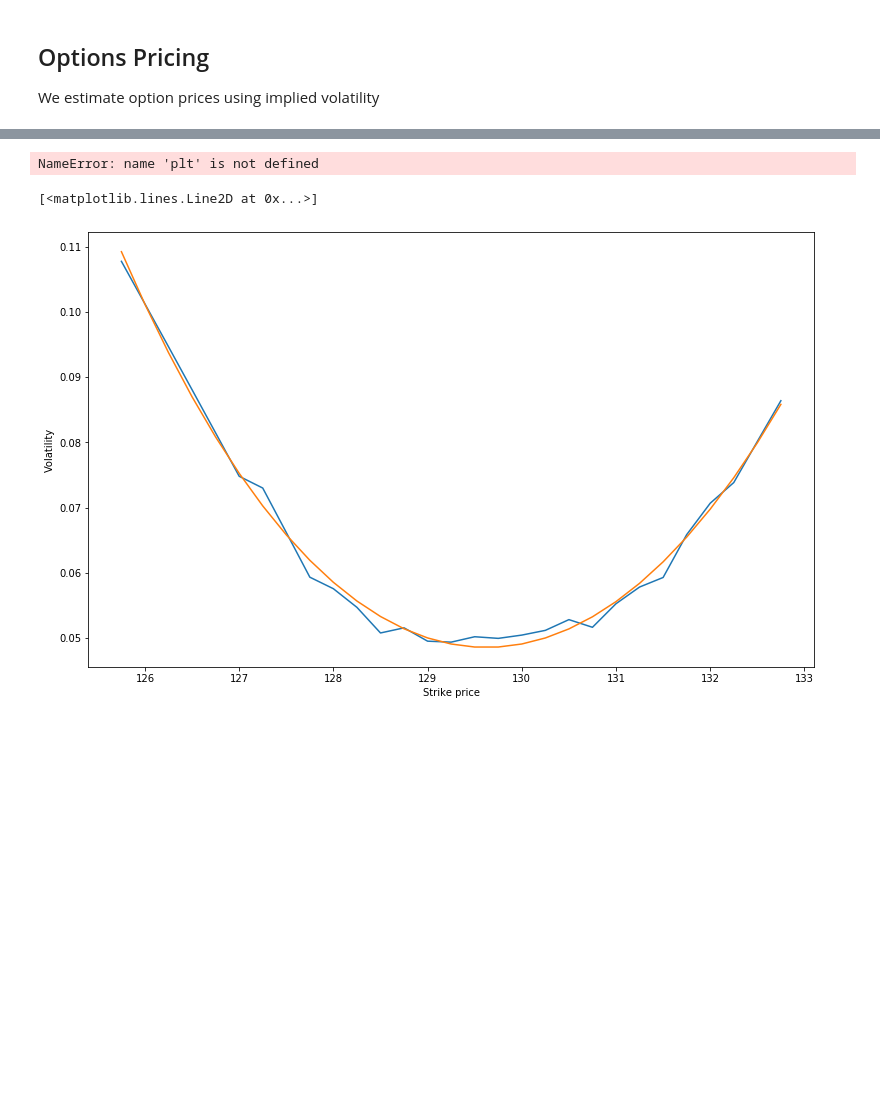
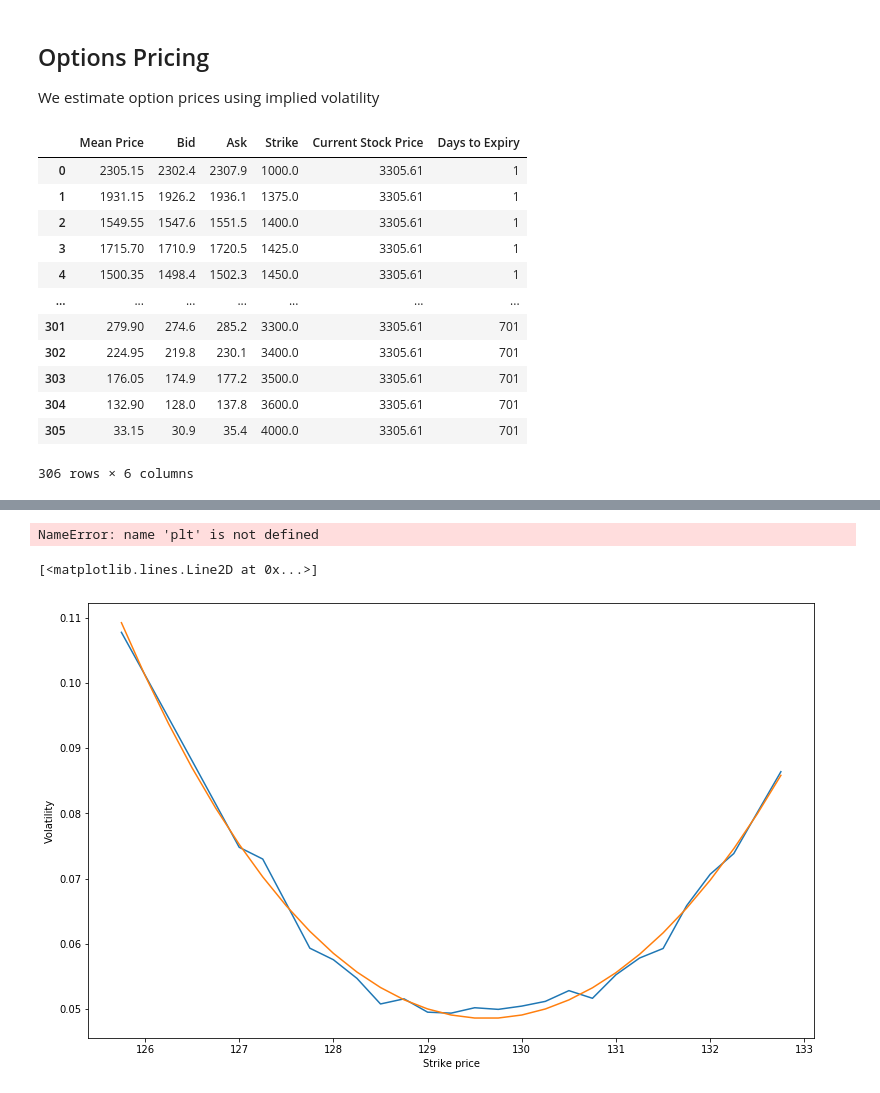
Before and after one commit to sloebrich/Option-pricing, a Jupyter notebook: Option Pricing.ipynb, the cells around one changed output, grey strips where cells are left out. Cells and saved outputs as stored; diff of their text form; code cells hidden in the pictures; blank space fills up the shorter version.

```diff
--- a/Option Pricing.ipynb
+++ b/Option Pricing.ipynb
@@ -48,3 +14,19 @@ puts.to_csv(r'C:\\Users\steff\Documents\Jupyter\Option Pricing\puts.csv')
+# %%
+calls
+# %% [output]
+|  | Mean Price | Bid | Ask | Strike | Current Stock Price | Days to Expiry |
+| 0 | 2305.15 | 2302.4 | 2307.9 | 1000.0 | 3305.61 | 1 |
+| 1 | 1931.15 | 1926.2 | 1936.1 | 1375.0 | 3305.61 | 1 |
+| 2 | 1549.55 | 1547.6 | 1551.5 | 1400.0 | 3305.61 | 1 |
+| 3 | 1715.70 | 1710.9 | 1720.5 | 1425.0 | 3305.61 | 1 |
+| 4 | 1500.35 | 1498.4 | 1502.3 | 1450.0 | 3305.61 | 1 |
+| ... | ... | ... | ... | ... | ... | ... |
+| 301 | 279.90 | 274.6 | 285.2 | 3300.0 | 3305.61 | 701 |
+| 302 | 224.95 | 219.8 | 230.1 | 3400.0 | 3305.61 | 701 |
+| 303 | 176.05 | 174.9 | 177.2 | 3500.0 | 3305.61 | 701 |
+| 304 | 132.90 | 128.0 | 137.8 | 3600.0 | 3305.61 | 701 |
+| 305 | 33.15 | 30.9 | 35.4 | 4000.0 | 3305.61 | 701 |
+306 rows × 6 columns
 # %%
 from scipy.stats import norm
 
```
Also changed, not shown: parts of 10 cells of this notebook.
